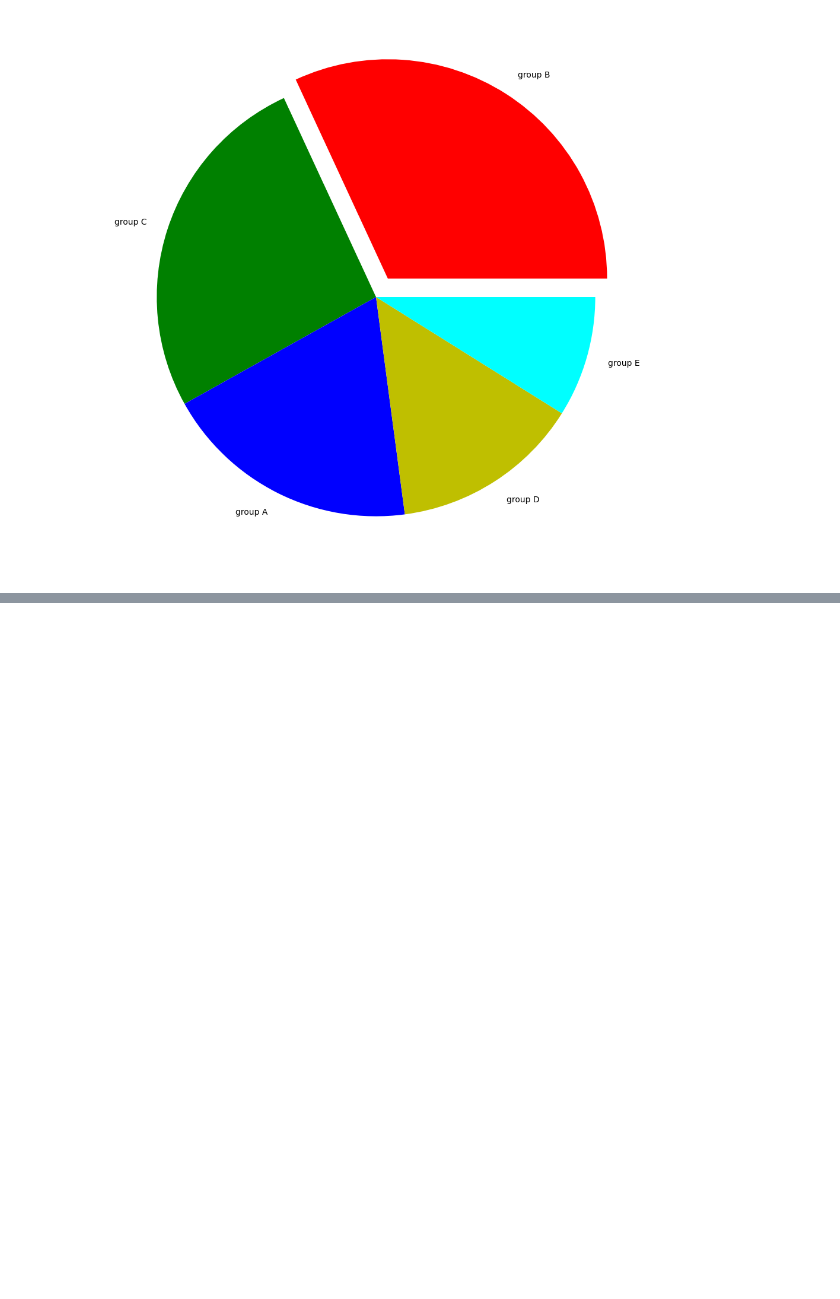
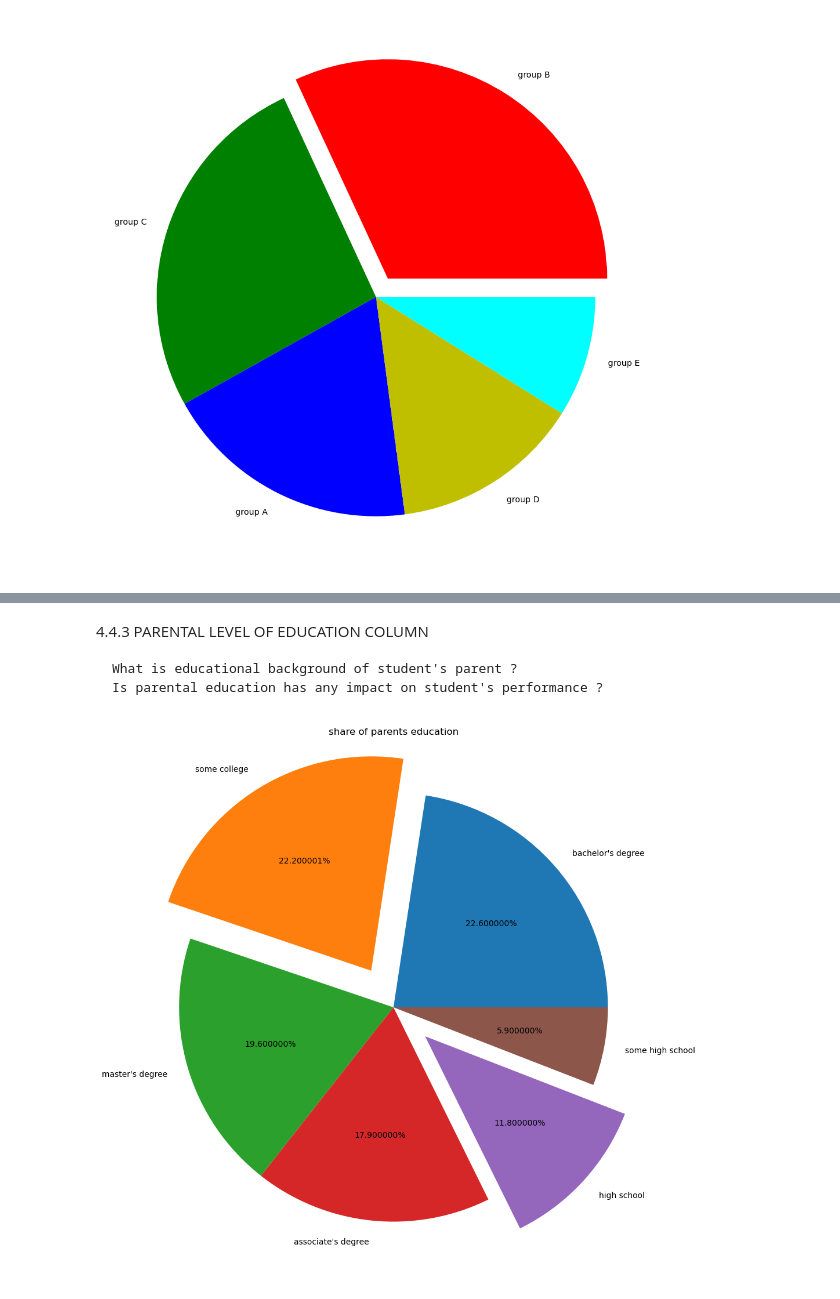
Before and after one commit to jawaabi123/mlprojectpipeline, a Jupyter notebook: src/notebook/dataset_eda.ipynb, the cells around one changed output, grey strips where cells are left out. Saved outputs shown, nothing was run; the diff lists cells and outputs as text; code cells hidden in the pictures; blank space fills up the shorter version.

```diff
--- a/src/notebook/dataset_eda.ipynb
+++ b/src/notebook/dataset_eda.ipynb
@@ -374,0 +393,12 @@ plt.show()
+# %% [markdown]
+4.4.3 PARENTAL LEVEL OF EDUCATION COLUMN
+
+    What is educational background of student's parent ?
+    Is parental education has any impact on student's performance ?
+# %%
+labels=df.parental_level_of_education.unique()
+plt.pie(df.parental_level_of_education.value_counts(),labels=labels,explode=[0,0.2,0,0,0.2,0],autopct='%1f%%')
+plt.title('share of parents education')
+plt.show()
+# %% [output]
+[figure, added]
```
Also changed, not shown: parts of 5 cells of this notebook, 2 other files.
